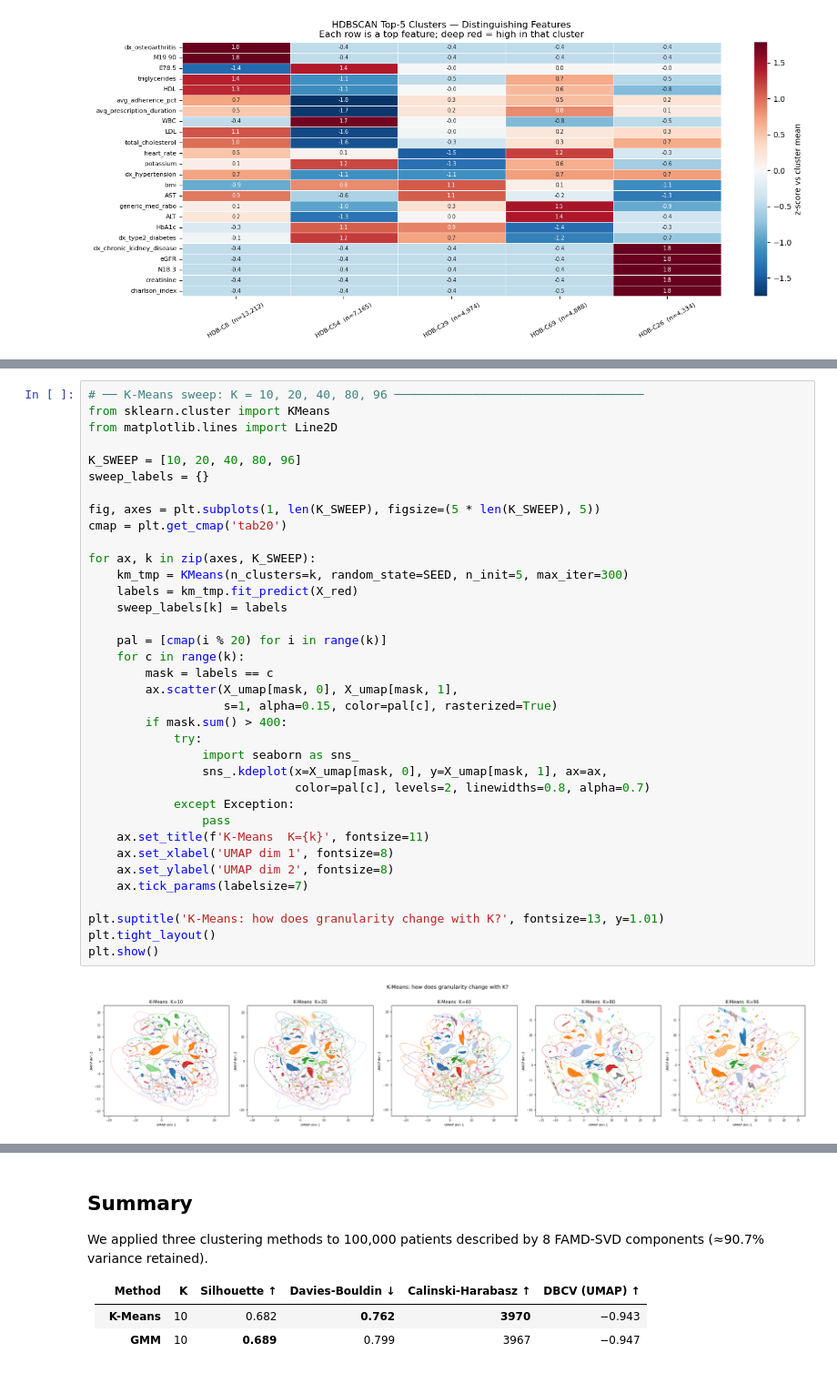
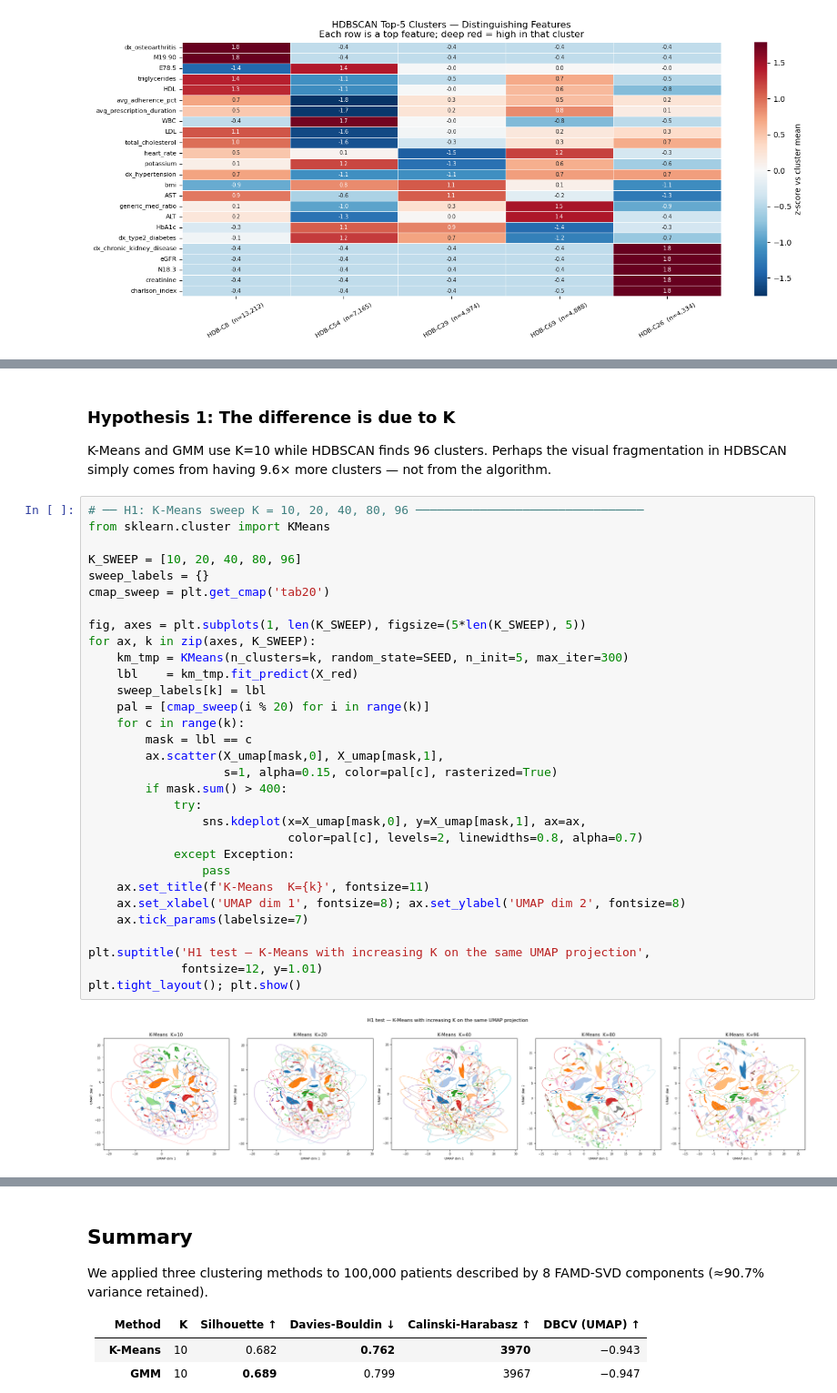
Before and after one commit to leastima/ml_project, a Jupyter notebook: unsupervised/unsupervised_learning.ipynb, the cells around one changed output, grey strips where cells are left out. Shown at 91% size. Drawn from its saved outputs; the diff is of its cells as text; blank space fills up the shorter version.

Commit message:
Add hypothesis-driven analysis: H1 (K value), H2 (density-aware GMM), H3 (objective)
Made-with: Cursor

```diff
--- a/unsupervised/unsupervised_learning.ipynb
+++ b/unsupervised/unsupervised_learning.ipynb
@@ -563,39 +560,40 @@ and HDBSCAN side-by-side in the same projection.
+# %% [markdown]
+### Hypothesis 1: The difference is due to K
+
+K-Means and GMM use K=10 while HDBSCAN finds 96 clusters.
+Perhaps the visual fragmentation in HDBSCAN simply comes from having 9.6× more clusters —
+not from the algorithm.
 # %%
-# ── K-Means sweep: K = 10, 20, 40, 80, 96 ───────────────────────────────────
+# ── H1: K-Means sweep K = 10, 20, 40, 80, 96 ────────────────────────────────
 from sklearn.cluster import KMeans
-from matplotlib.lines import Line2D
 
 K_SWEEP = [10, 20, 40, 80, 96]
 sweep_labels = {}
+cmap_sweep = plt.get_cmap('tab20')
 
-fig, axes = plt.subplots(1, len(K_SWEEP), figsize=(5 * len(K_SWEEP), 5))
-cmap = plt.get_cmap('tab20')
-
+fig, axes = plt.subplots(1, len(K_SWEEP), figsize=(5*len(K_SWEEP), 5))
 for ax, k in zip(axes, K_SWEEP):
     km_tmp = KMeans(n_clusters=k, random_state=SEED, n_init=5, max_iter=300)
-    labels = km_tmp.fit_predict(X_red)
-    sweep_labels[k] = labels
-
-    pal = [cmap(i % 20) for i in range(k)]
+    lbl    = km_tmp.fit_predict(X_red)
+    sweep_labels[k] = lbl
+    pal = [cmap_sweep(i % 20) for i in range(k)]
     for c in range(k):
-        mask = labels == c
-        ax.scatter(X_umap[mask, 0], X_umap[mask, 1],
+        mask = lbl == c
+        ax.scatter(X_umap[mask,0], X_umap[mask,1],
                    s=1, alpha=0.15, color=pal[c], rasterized=True)
         if mask.sum() > 400:
             try:
-                import seaborn as sns_
-                sns_.kdeplot(x=X_umap[mask, 0], y=X_umap[mask, 1], ax=ax,
-                             color=pal[c], levels=2, linewidths=0.8, alpha=0.7)
+                sns.kdeplot(x=X_umap[mask,0], y=X_umap[mask,1], ax=ax,
+                            color=pal[c], levels=2, linewidths=0.8, alpha=0.7)
             except Exception:
                 pass
     ax.set_title(f'K-Means  K={k}', fontsize=11)
-    ax.set_xlabel('UMAP dim 1', fontsize=8)
-    ax.set_ylabel('UMAP dim 2', fontsize=8)
+    ax.set_xlabel('UMAP dim 1', fontsize=8); ax.set_ylabel('UMAP dim 2', fontsize=8)
     ax.tick_params(labelsize=7)
 
-plt.suptitle('K-Means: how does granularity change with K?', fontsize=13, y=1.01)
-plt.tight_layout()
-plt.show()
+plt.suptitle('H1 test — K-Means with increasing K on the same UMAP projection',
+             fontsize=12, y=1.01)
+plt.tight_layout(); plt.show()
 # %% [output]
-[figure, old version]
+[figure, new version]
 # %%
```
Also changed, not shown: parts of 9 cells of this notebook.
